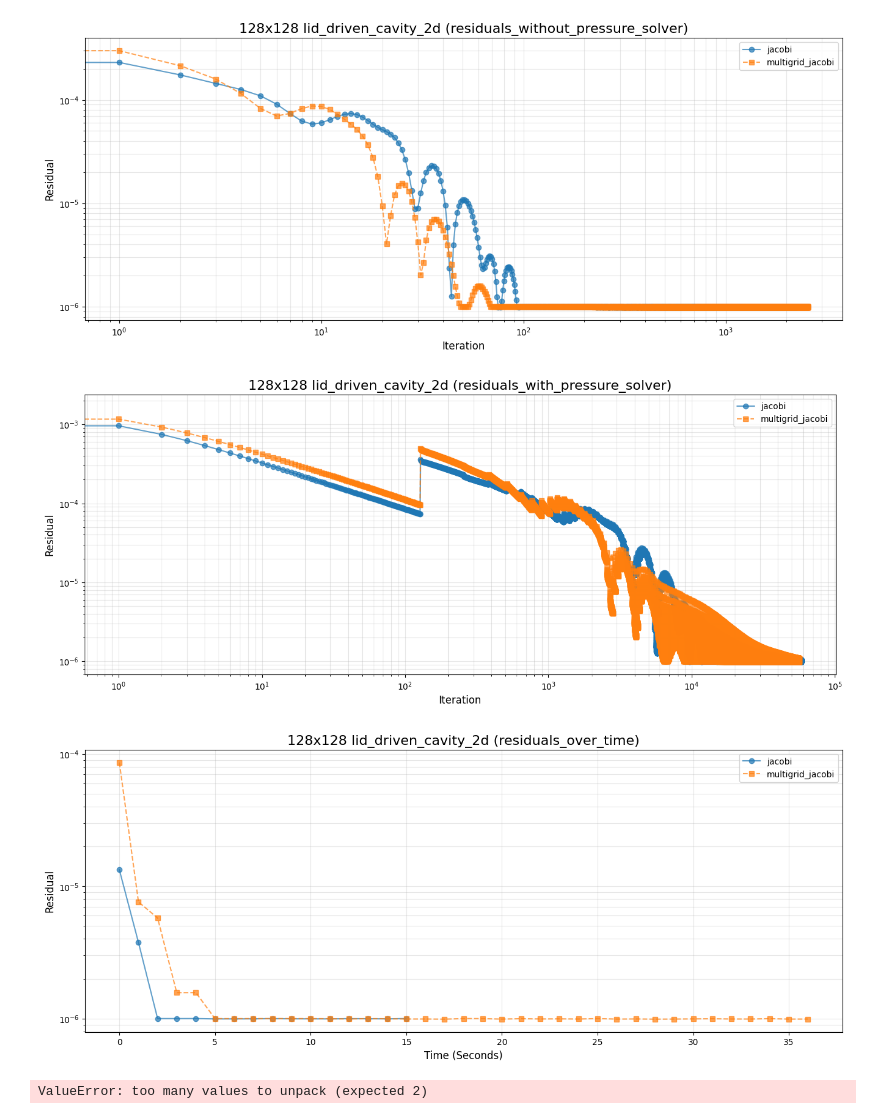
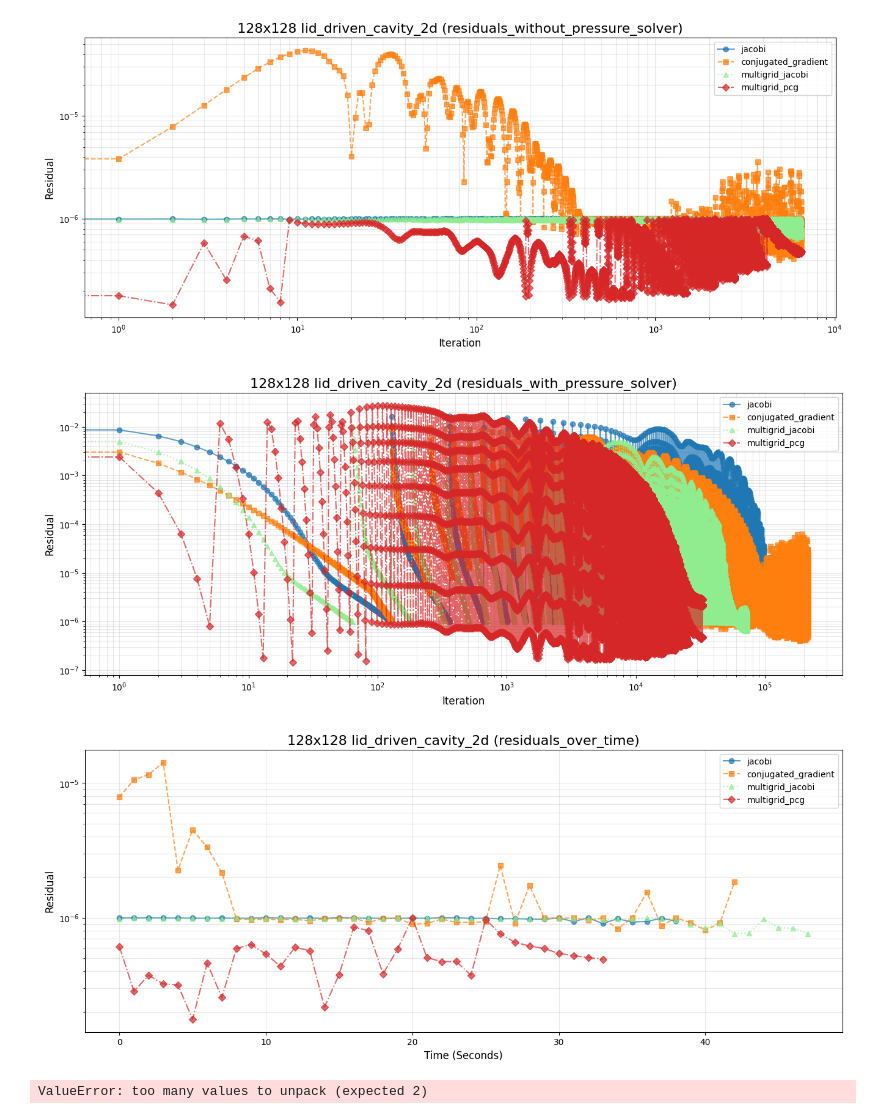
Before and after one commit to ModSims/FirstProject, a Jupyter notebook: benchmarks/benchmarks.ipynb, the cells around one changed output. Cells and saved outputs as stored; diff of their text form; code cells hidden in the pictures.

```diff
--- a/benchmarks/benchmarks.ipynb
+++ b/benchmarks/benchmarks.ipynb
@@ -7,9 +7,9 @@ benchmarks = [
         '64x64', {
             'lid_driven_cavity_2d': [
                 'jacobi',
-                #'conjugated_gradient',
+                'conjugated_gradient',
                 'multigrid_jacobi',
-                #'multigrid_pcg'
+                'multigrid_pcg'
             ]
         }
     ),
@@ -17,9 +17,9 @@ benchmarks = [
         '128x128', {
             'lid_driven_cavity_2d': [
                 'jacobi',
-                #'conjugated_gradient',
+                'conjugated_gradient',
                 'multigrid_jacobi',
-                #'multigrid_pcg'
+                'multigrid_pcg'
             ]
         }
     ),
@@ -59,7 +59,7 @@ for resolution, solvers_dict in benchmarks:
             plt.figure(figsize=(16, 6))
 
             for j, solver in enumerate(solvers):
-                data = np.loadtxt(f"{resolution}/{problem_name}/{solver}/{residual}.dat", ndmin=1)
+                data = np.loadtxt(f"100/{resolution}/{problem_name}/{solver}/{residual}.dat", ndmin=1)
 
                 selected_data = data
                 if residual != 'residuals_over_time':
@@ -94,4 +94,4 @@ for resolution, solvers_dict in benchmarks:
-[figure, old version]
+[figure, new version]
-[figure, old version]
+[figure, new version]
-[figure, old version]
+[figure, new version]
 ValueError: too many values to unpack (expected 2)
```
Also changed, not shown: parts of 1 cell of this notebook, 2 other files.
